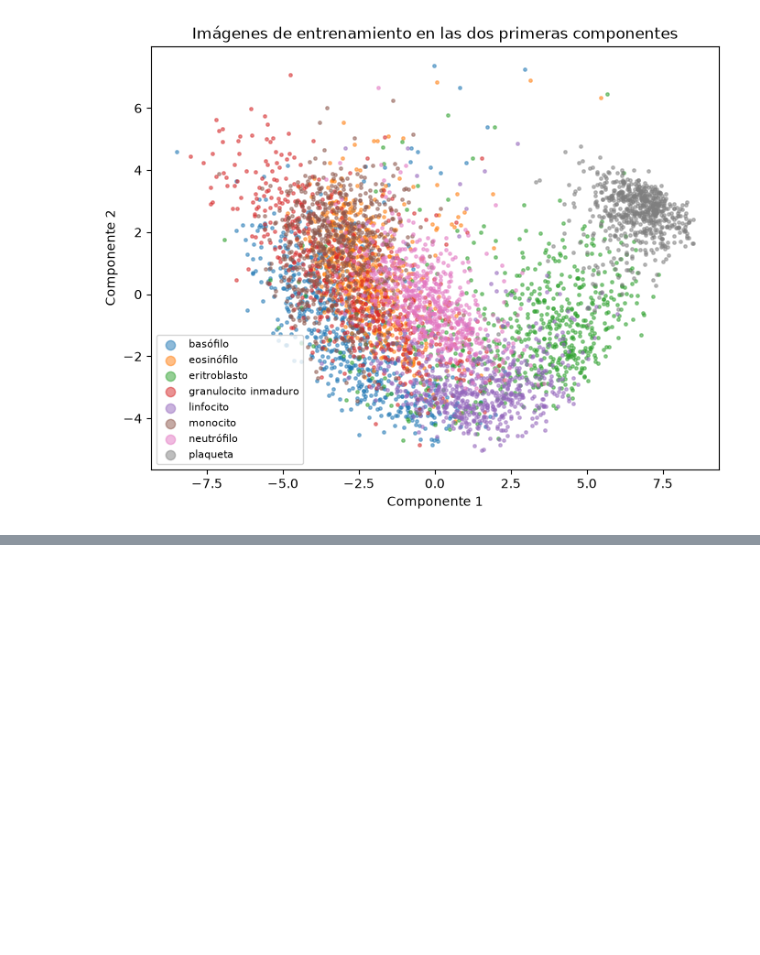
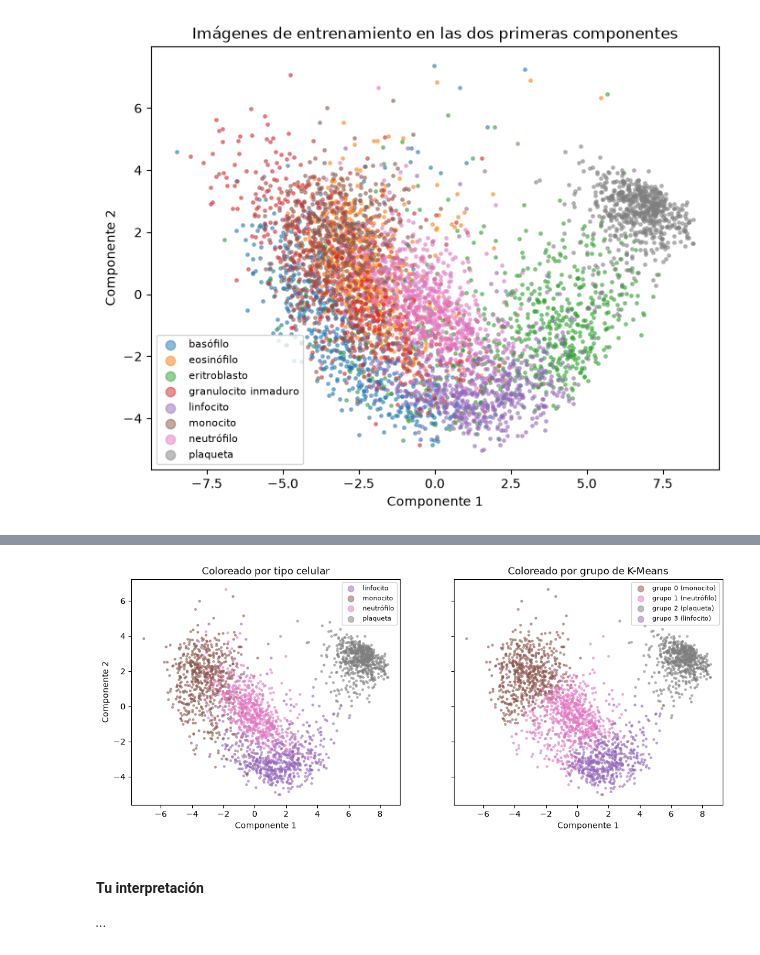
Before and after one commit to mberdakin/ai-data-analysis-workshop-chemistry, a Jupyter notebook: modulo-8/guia.ipynb, the cells around one changed output, grey strips where cells are left out. Cells and saved outputs as stored; diff of their text form; code cells hidden in the pictures; blank space fills up the shorter version.

```diff
--- a/modulo-8/guia.ipynb
+++ b/modulo-8/guia.ipynb
@@ -721,0 +780,26 @@ Proyectá las imágenes de los 4 tipos contrastados (`X_4`) sobre las dos primer
+# %%
+proyeccion_4 = pca_2.transform(X_4)
+
+fig, ejes = plt.subplots(1, 2, figsize=(13, 5), sharex=True, sharey=True)
+# Izquierda: un color por tipo celular (el mismo que en el ejemplo resuelto)
+for tipo in np.unique(y_4):
+    de_este_tipo = y_4 == tipo
+    ejes[0].scatter(proyeccion_4[de_este_tipo, 0], proyeccion_4[de_este_tipo, 1], s=6, alpha=0.5,
+                    color=f"C{tipo}", label=TIPOS_CELULARES[tipo])
+# Derecha: cada grupo con el color de su tipo celular más frecuente
+for grupo in range(4):
+    del_grupo = grupos_4 == grupo
+    tipo_mas_frecuente = np.bincount(y_4[del_grupo]).argmax()
+    ejes[1].scatter(proyeccion_4[del_grupo, 0], proyeccion_4[del_grupo, 1], s=6, alpha=0.5,
+                    color=f"C{tipo_mas_frecuente}", label=f"grupo {grupo} ({TIPOS_CELULARES[tipo_mas_frecuente]})")
+ejes[0].set(title="Coloreado por tipo celular", xlabel="Componente 1", ylabel="Componente 2")
+ejes[1].set(title="Coloreado por grupo de K-Means", xlabel="Componente 1")
+for eje in ejes:
+    eje.legend(markerscale=3, fontsize=8)
+plt.show()
+# %% [output]
+[figure, added]
+# %% [markdown]
+#### Tu interpretación
+
+*...*
```
Also changed, not shown: parts of 88 cells of this notebook, 2 other files.
